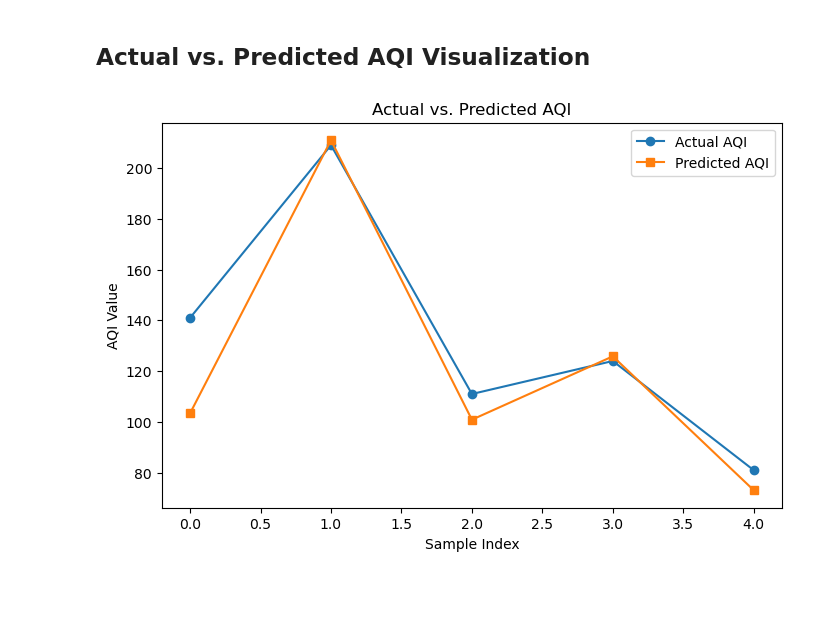
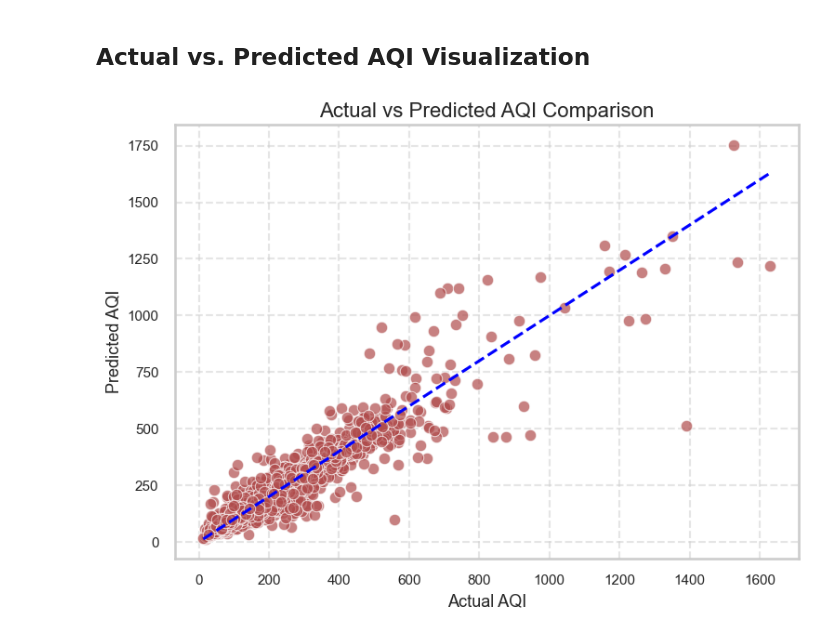
Before and after one commit to Shashvt/aqi-prediction-ml, a Jupyter notebook: Code.ipynb, the cells around one changed output. Saved outputs shown, nothing was run; the diff lists cells and outputs as text; code cells hidden in the pictures; blank space fills up the shorter version.

```diff
--- a/Code.ipynb
+++ b/Code.ipynb
@@ -279,14 +348,29 @@ print("Predictions saved to aqi_predictions.csv")
 Predictions saved to aqi_predictions.csv
 # %% [markdown]
 ## Actual vs. Predicted AQI Visualization
-# %%
-plt.figure(figsize=(8, 5))
-plt.plot(y_test[:5].values, label="Actual AQI", marker='o')
-plt.plot(predictions, label="Predicted AQI", marker='s')
-plt.xlabel("Sample Index")
-plt.ylabel("AQI Value")
-plt.title("Actual vs. Predicted AQI")
-plt.legend()
-plt.show()
-# %% [output]
-[figure, removed]
+# %%
+plt.figure(figsize=(8, 6))
+
+sns.scatterplot(
+    x=y_test,
+    y=y_pred,
+    color="#B04C4C",
+    alpha=0.7,
+    s=80
+)
+
+plt.plot(
+    [y_test.min(), y_test.max()],
+    [y_test.min(), y_test.max()],
+    linestyle="--",
+    color="blue"
+)
+
+plt.xlabel("Actual AQI")
+plt.ylabel("Predicted AQI")
+plt.title("Actual vs Predicted AQI Comparison", fontsize=16)
+plt.grid(True, linestyle="--", alpha=0.5)
+plt.tight_layout()
+plt.show()
+# %% [output]
+[figure, added]
```
Also changed, not shown: parts of 6 cells of this notebook.
